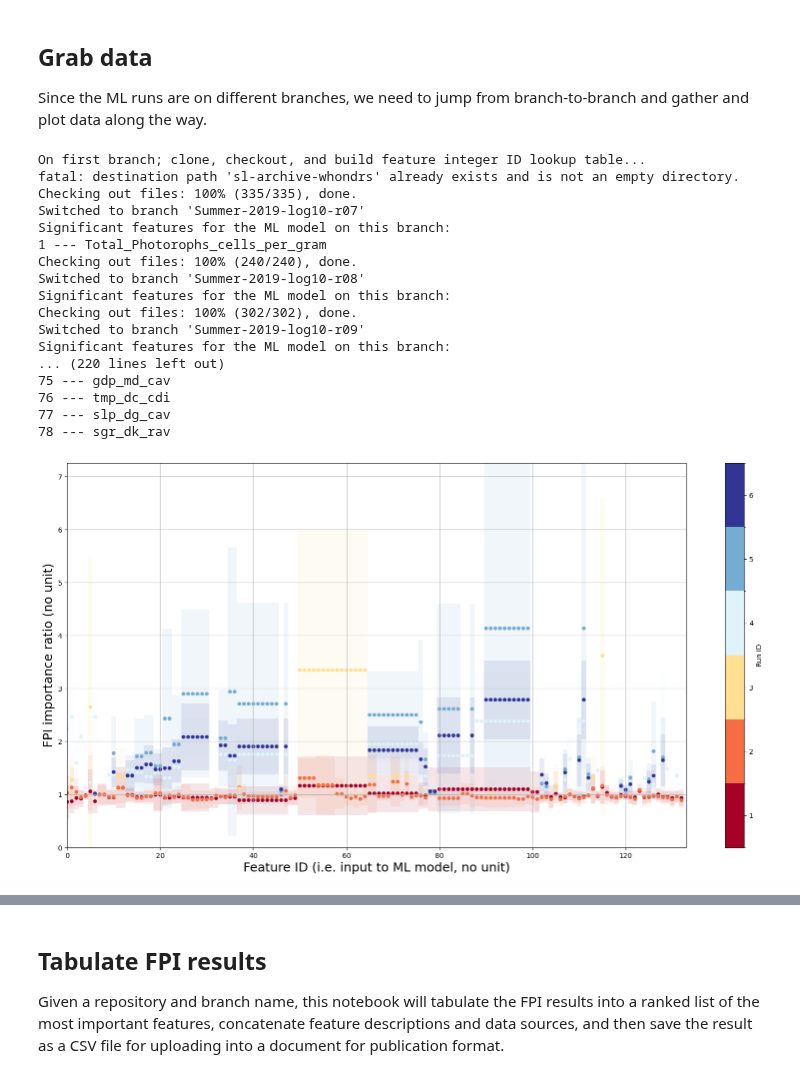
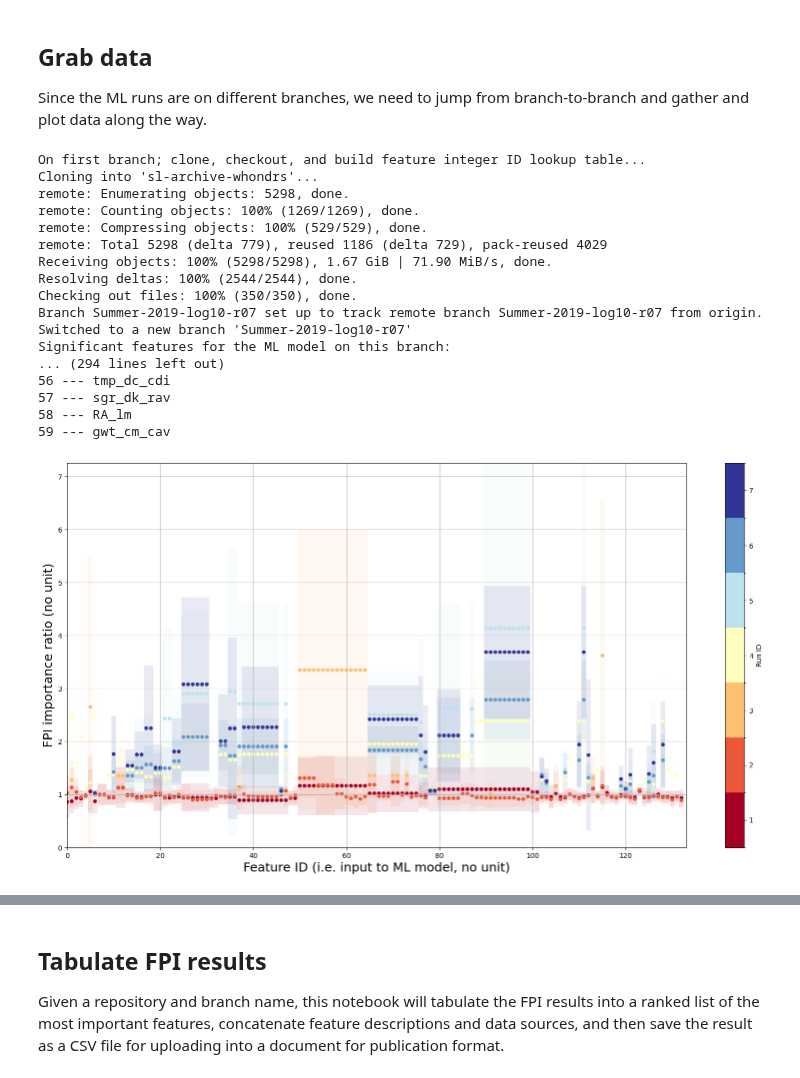
Before and after one commit to parallelworks/sl-archive-whondrs, a Jupyter notebook: examples/fig04-05-06-ML-results.ipynb, the cells around one changed output, grey strips where cells are left out. Drawn from its saved outputs; the diff is of its cells as text; code cells hidden in the pictures.

Commit message:
Added results from S19S-SSS-log10-extrap-r02

```diff
--- a/examples/fig04-05-06-ML-results.ipynb
+++ b/examples/fig04-05-06-ML-results.ipynb
@@ -100,7 +102,8 @@ list_branches = [
     'Summer-2019-log10-r09',
     'S19S-SSS-log10-r02',
     'S19S-SSS-log10-extrap-r01',
-    'S19S-SSS-nolog-extrap-r01'
+    'S19S-SSS-nolog-extrap-r01',
+    'S19S-SSS-log10-extrap-r02'
 ]
 fpi_max = 0.0
 
@@ -310,49 +313,49 @@ for ll,branch in enumerate(list_branches):
         # First branch, create DF
     #    predict_all_hist = pd.DataFrame(
     #        ml_output_all_df['Normalized_Respiration_Rate_mg_DO_per_H_per_L_sediment'],
     #        columns=[branch])
     #else:
         # Subsequent branches, get a temporary data frame and append
     #    tmp_df = pd.DataFrame(
     #        ml_output_all_df['Normalized_Respiration_Rate_mg_DO_per_H_per_L_sediment'],
     #        columns=[branch])
     #    predict_all_hist.append([predict_all_hist,tmp_df],ignore_index=True)
 
 # Done with looping over branches
 
 # Scatter color plot the means
 # Note that I need to scale the color data manually so it matches
 # the colormap I set above.
 ax.scatter(scatter_id,scatter_mean,s=scatter_size,c=cmap((np.array(scatter_color, dtype='float32') - 1)/(len(list_branches) - 1)))
 
 ax.grid()
 
 plt.xlim(0,len(feature_id_name_dict))
 plt.ylim(0,fpi_max)
 
 plt.xlabel('Feature ID (i.e. input to ML model, no unit)', fontsize=18)
 plt.ylabel('FPI importance ratio (no unit)', fontsize=18)
 
 plt.savefig('fig06-FPI-summary.pdf')
 # %% [output]
 On first branch; clone, checkout, and build feature integer ID lookup table...
-fatal: destination path 'sl-archive-whondrs' already exists and is not an empty directory.
-Checking out files: 100% (335/335), done.
-Switched to branch 'Summer-2019-log10-r07'
+Cloning into 'sl-archive-whondrs'...
+remote: Enumerating objects: 5298, done.
+remote: Counting objects: 100% (1269/1269), done.
+remote: Compressing objects: 100% (529/529), done.
+remote: Total 5298 (delta 779), reused 1186 (delta 729), pack-reused 4029
+Receiving objects: 100% (5298/5298), 1.67 GiB | 71.90 MiB/s, done.
+Resolving deltas: 100% (2544/2544), done.
+Checking out files: 100% (350/350), done.
+Branch Summer-2019-log10-r07 set up to track remote branch Summer-2019-log10-r07 from origin.
+Switched to a new branch 'Summer-2019-log10-r07'
 Significant features for the ML model on this branch:
-1 --- Total_Photorophs_cells_per_gram
-Checking out files: 100% (240/240), done.
-Switched to branch 'Summer-2019-log10-r08'
-Significant features for the ML model on this branch:
-Checking out files: 100% (302/302), done.
-Switched to branch 'Summer-2019-log10-r09'
-Significant features for the ML model on this branch:
-... (220 lines left out)
-75 --- gdp_md_cav
-76 --- tmp_dc_cdi
-77 --- slp_dg_cav
-78 --- sgr_dk_rav
+... (294 lines left out)
+56 --- tmp_dc_cdi
+57 --- sgr_dk_rav
+58 --- RA_lm
+59 --- gwt_cm_cav
-[figure, old version]
+[figure, new version]
 # %%
 # Set up side-by-side plot
 fig, (ax0, ax1)  = plt.subplots(2,1,figsize=(20,10))
```
Also changed, not shown: parts of 3 cells of this notebook, 3 other files.
